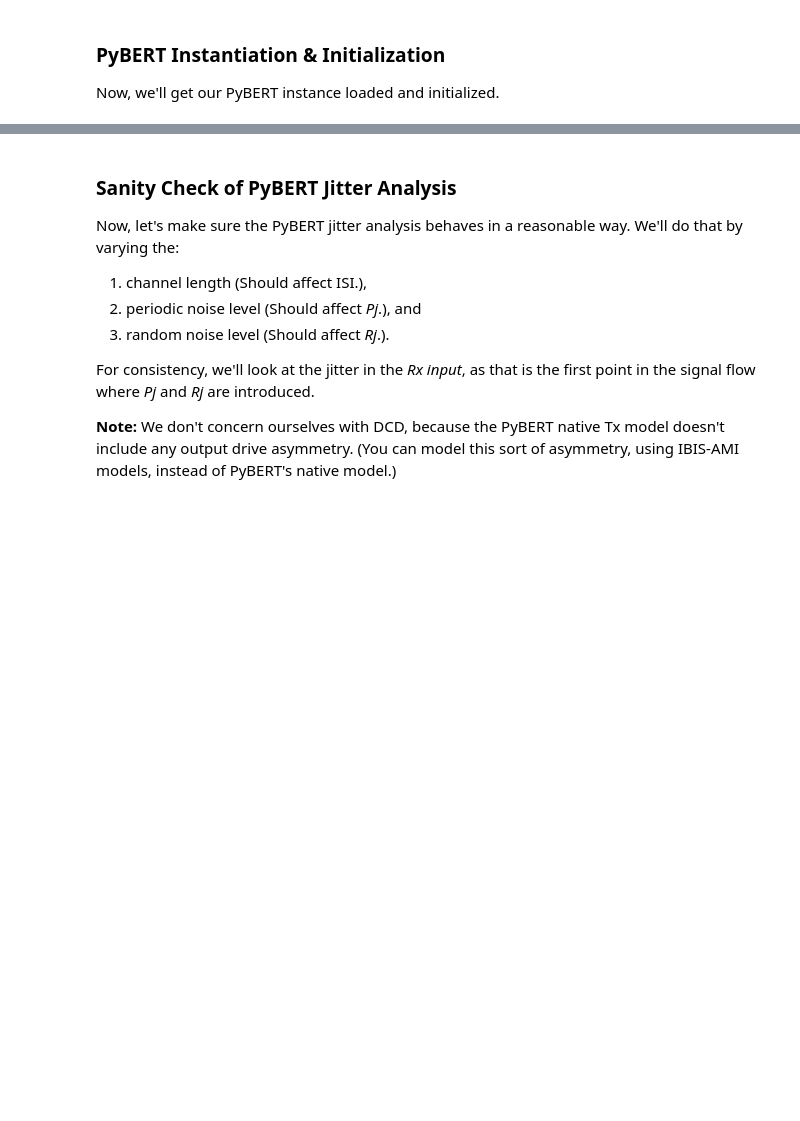
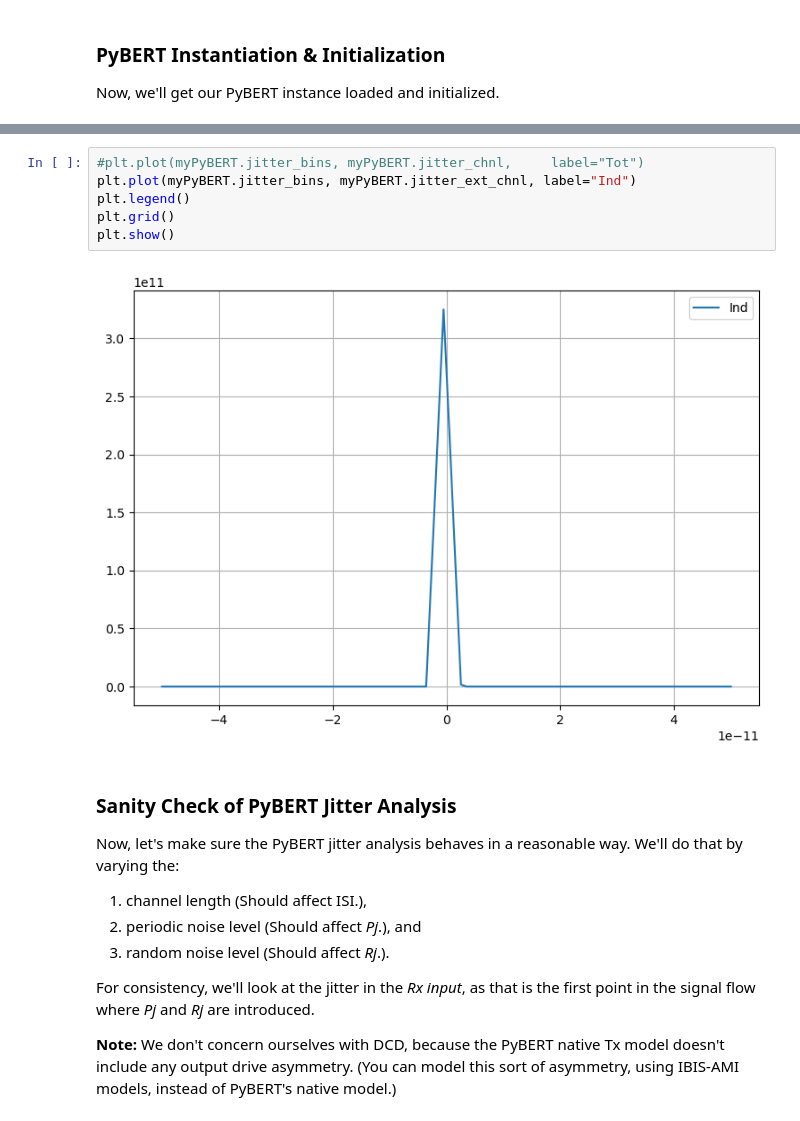
Before and after one commit to capn-freako/PyBERT, a Jupyter notebook: misc/OnJitterDecomposition.ipynb, the cells around one changed output, grey strips where cells are left out. Saved outputs shown, nothing was run; the diff lists cells and outputs as text; blank space fills up the shorter version.

```diff
--- a/misc/OnJitterDecomposition.ipynb
+++ b/misc/OnJitterDecomposition.ipynb
@@ -218,6 +218,14 @@ Nspb: 32
 Channel length: 0.1 m
 Channel ISI: 6.106730778114207 ps
 [figure]
+# %%
+#plt.plot(myPyBERT.jitter_bins, myPyBERT.jitter_chnl,     label="Tot")
+plt.plot(myPyBERT.jitter_bins, myPyBERT.jitter_ext_chnl, label="Ind")
+plt.legend()
+plt.grid()
+plt.show()
+# %% [output]
+[figure, added]
 # %% [markdown]
 ### Sanity Check of PyBERT Jitter Analysis
 
```
Also changed, not shown: parts of 16 cells of this notebook, 5 other files.
